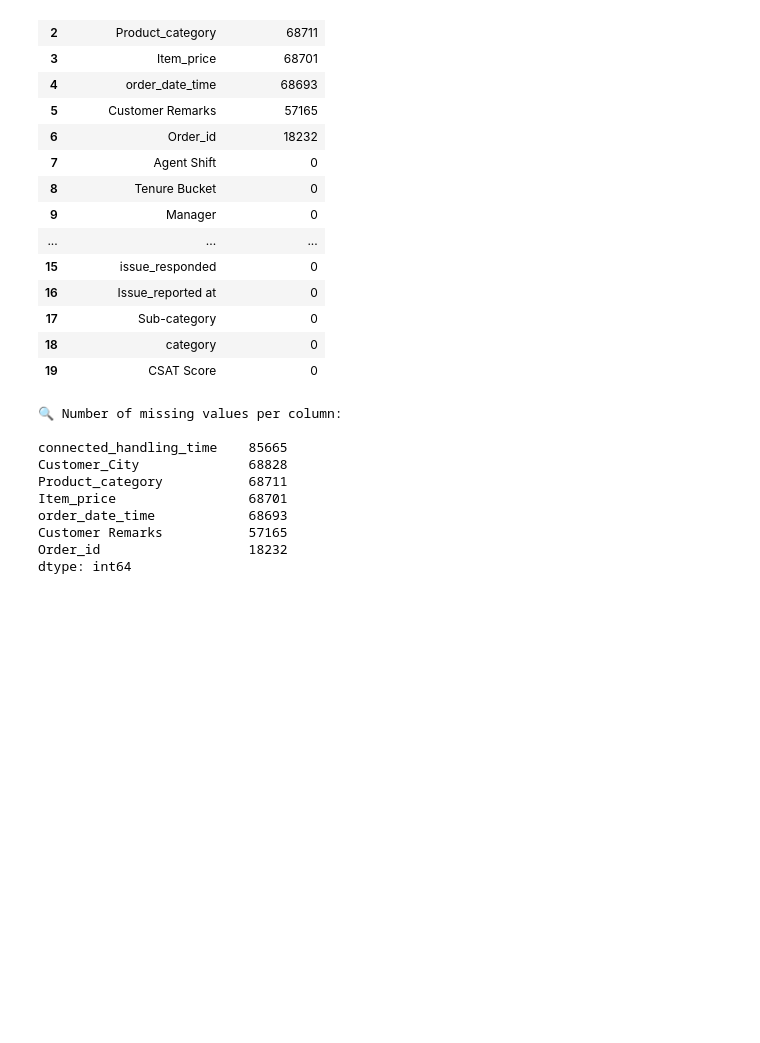
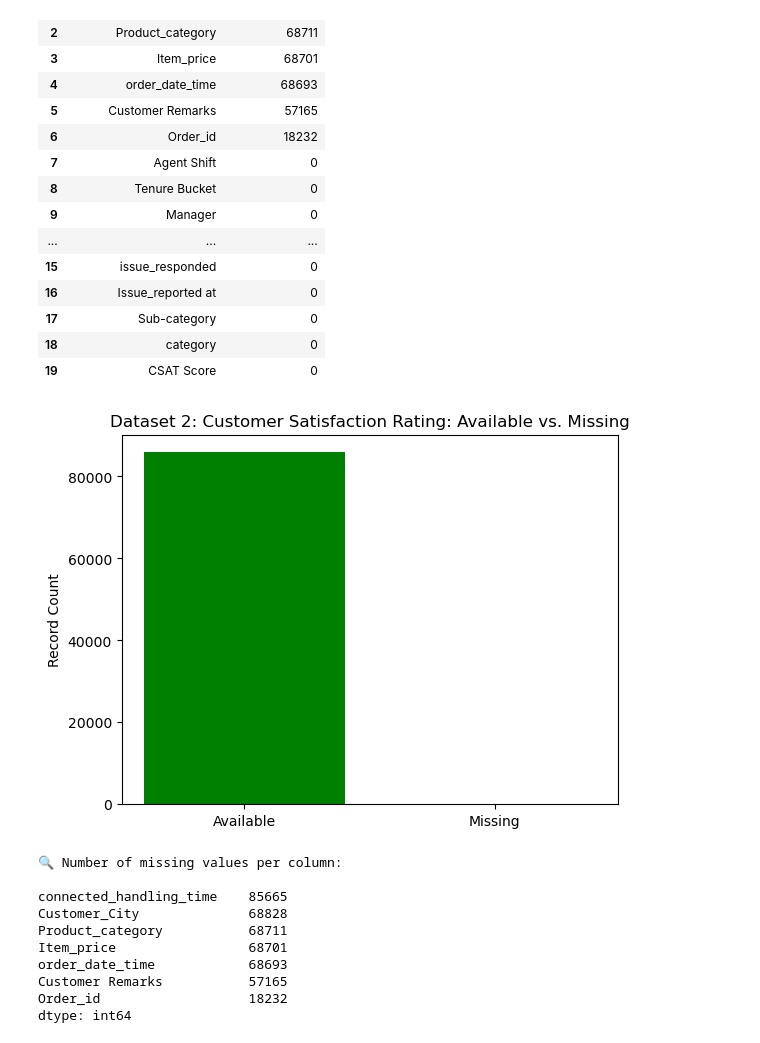
Before and after one commit to CCT-Dublin/capstone-project-feb-2024-pt-denissegarciavivolo, a Jupyter notebook: CA3_CapstoneProject_DenisseGarcia_Data2.ipynb, the cells around one changed output. Drawn from its saved outputs; the diff is of its cells as text; code cells hidden in the pictures; blank space fills up the shorter version.

```diff
--- a/CA3_CapstoneProject_DenisseGarcia_Data2.ipynb
+++ b/CA3_CapstoneProject_DenisseGarcia_Data2.ipynb
@@ -174,6 +174,22 @@ missing_table.style.background_gradient(cmap='viridis')
 | 17 | Sub-category | 0 |
 | 18 | category | 0 |
 | 19 | CSAT Score | 0 |
+# %%
+# Count available and missing CSAT entries
+csat_total = len(data)
+csat_available = data['CSAT Score'].notna().sum()
+csat_missing = csat_total - csat_available
+
+# Plot
+labels = ['Available', 'Missing']
+counts = [csat_available, csat_missing]
+
+plt.bar(labels, counts, color=['green', 'red'])
+plt.title('Dataset 2: Customer Satisfaction Rating: Available vs. Missing')
+plt.ylabel('Record Count')
+plt.show()
+# %% [output]
+[figure, added]
 # %%
 import matplotlib.pyplot as plt
 import seaborn as sns
```
Also changed, not shown: parts of 1 cell of this notebook, 4 other files.
